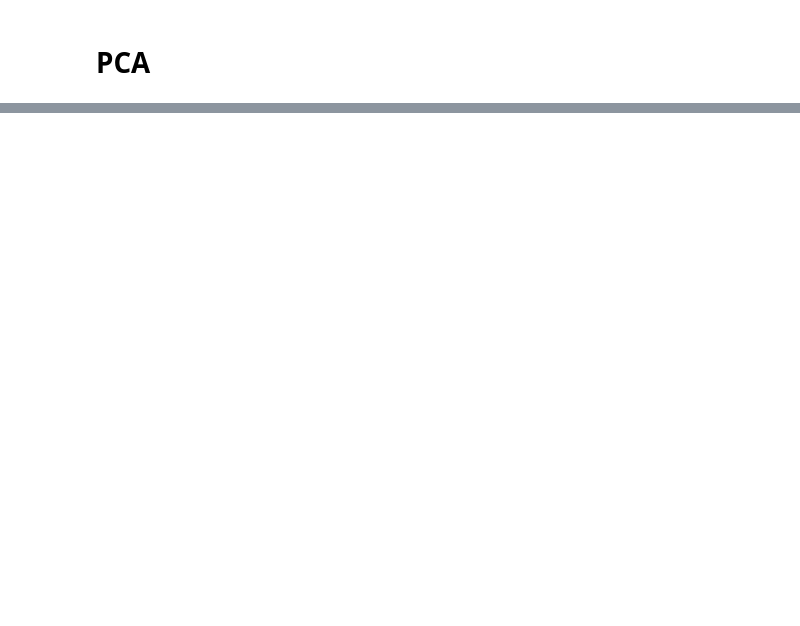
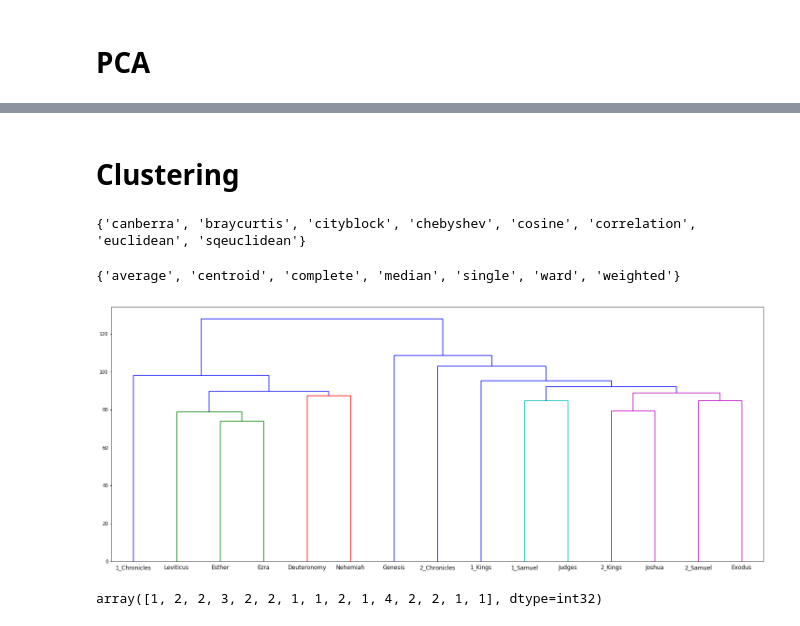
Before and after one commit to ETCBC/Probabilistic_Language_Change, a Jupyter notebook: etienne_NB/Testing Etienne.ipynb, the cells around one changed output, grey strips where cells are left out. Saved outputs shown, nothing was run; the diff lists cells and outputs as text; code cells hidden in the pictures; blank space fills up the shorter version.

Commit message:
Clustering

```diff
--- a/etienne_NB/Testing Etienne.ipynb
+++ b/etienne_NB/Testing Etienne.ipynb
@@ -58,0 +69,22 @@ NameError: name 'sbh_books' is not defined
+# %% [markdown]
+# Clustering
+# %%
+print(simpleMetric)
+# %% [output]
+{'canberra', 'braycurtis', 'cityblock', 'chebyshev', 'cosine', 'correlation', 'euclidean', 'sqeuclidean'}
+# %%
+distancemetric = matrixDistances(data["phrase_functions"]["N"].T.values, "canberra")
+# %%
+clusterMethods
+# %% [output]
+{'average', 'centroid', 'complete', 'median', 'single', 'ward', 'weighted'}
+# %%
+Z = linkageFunction(distancemetric, "weighted")
+# %%
+dendogramPlot(Z, data["phrase_functions"]["N"].keys())
+# %% [output]
+[figure, added]
+# %%
+flattenClustering(Z, 4, "maxclust")
+# %% [output]
+array([1, 2, 2, 3, 2, 2, 1, 1, 2, 1, 4, 2, 2, 1, 1], dtype=int32)
```
Also changed, not shown: parts of 12 cells of this notebook, 2 other files.
